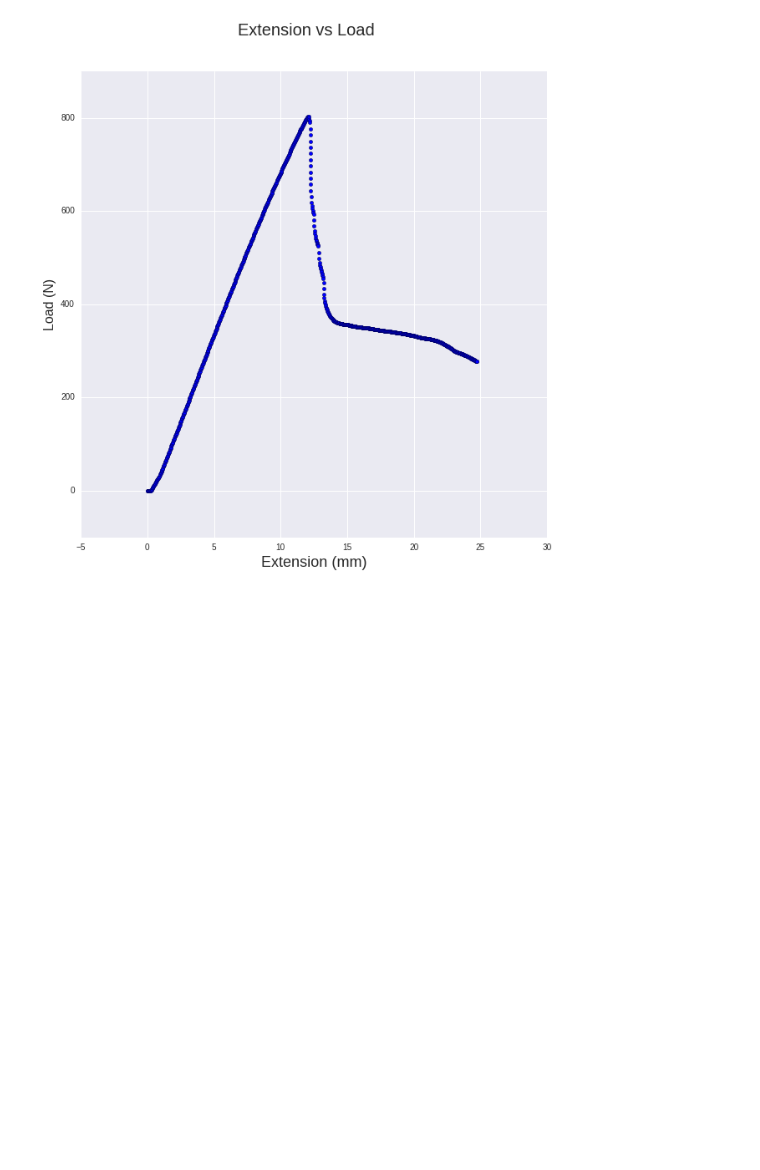
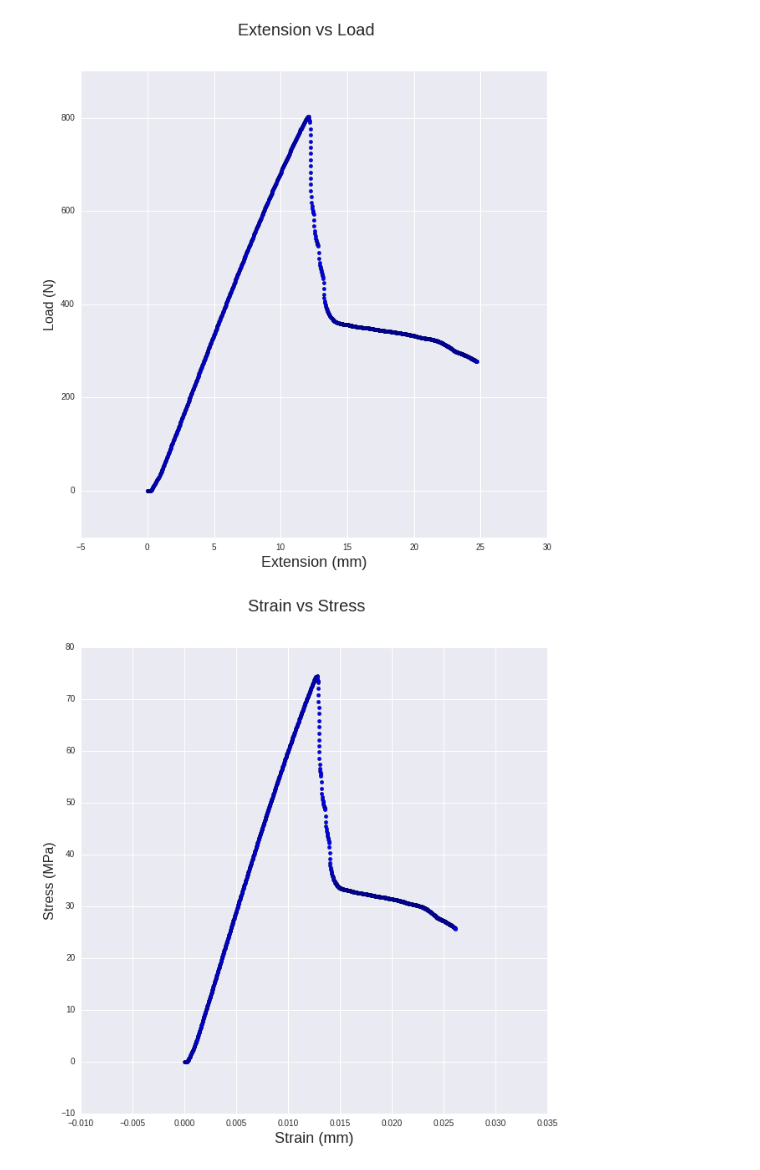
Before and after one commit to keenanzucker/boardz, a Jupyter notebook: 3PointBend.ipynb, the cells around one changed output. Saved outputs shown, nothing was run; the diff lists cells and outputs as text; code cells hidden in the pictures; blank space fills up the shorter version.

Commit message:
stress vs strain graph functional

```diff
--- a/3PointBend.ipynb
+++ b/3PointBend.ipynb
@@ -95,0 +93,45 @@ graphDataframe(df)
+# %%
+def flexuralStress(df):
+    """Given Load and Extension, return a dataframe with
+    sress vs strain"""
+
+    b = 76.2 # Width of the test beam in mm  (3 in)
+    d = 6.35 # Thickness of test beam in mm (1/4 in)
+    L = 190 # span of the support in mm (19 cm)
+
+    F = df['Load'] # Load in N
+    D = df['Extension'] # Extension (deflection of center) in mm
+
+    stresses = []
+    strains = []
+
+    for i in F:
+        stress = (3 * i * L) / (2 * b * np.square(d))
+        stresses.append(stress)
+
+    for j in D:
+        strain = (6 * j * d) / (np.square(L))
+        strains.append(strain)
+
+    return [stresses,strains]
+# %%
+def graphStressStrain(data):
+    fig = plt.figure()
+    fig.set_size_inches(10,10)  # OR
+    stress = data[0]
+    strain = data[1]
+    plt.scatter(strain, stress)
+
+    fig.suptitle('Strain vs Stress', fontsize=20)
+    plt.xlabel('Strain (mm)', fontsize=18)
+    plt.ylabel('Stress (MPa)', fontsize=16)
+    # fig.savefig('time_compressiveLoad_4pointTest.jpg')
+
+    plt.show()
+# %%
+df = makeDataframe('./data/FiberBend/Raw25-15-1.csv')
+df = rotateGraph(df)
+svs = flexuralStress(df)
+graphStressStrain(svs)
+# %% [output]
+[figure, added]
```
Also changed, not shown: parts of 2 cells of this notebook.
